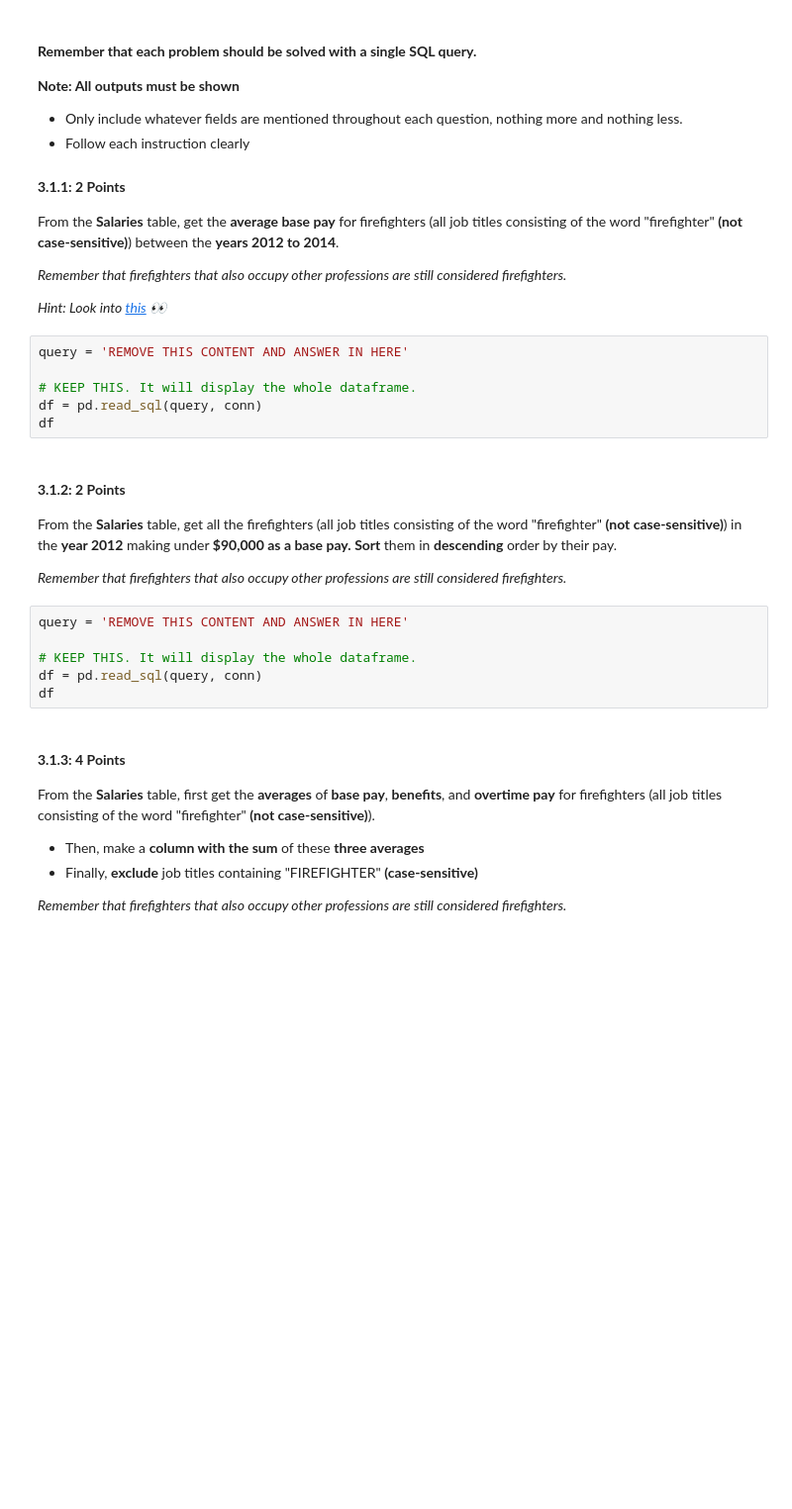
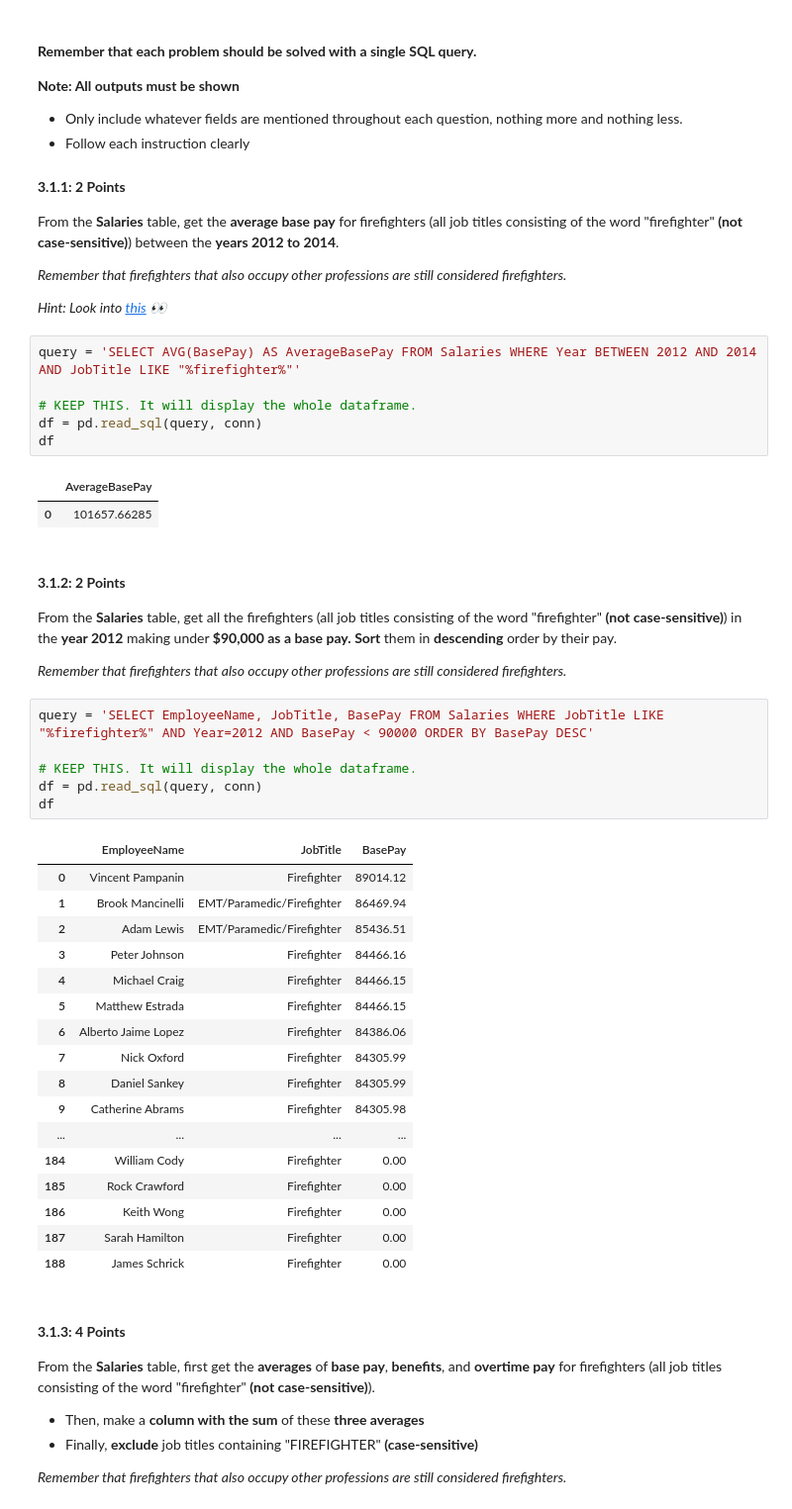
Before and after one commit to Jhoff721/cmsc320_hw1, a Jupyter notebook: CMSC320_HW1_Spring2025.ipynb, the cells around one changed output. Shown at 99% size. Saved outputs shown, nothing was run; the diff lists cells and outputs as text; blank space fills up the shorter version.

```diff
--- a/CMSC320_HW1_Spring2025.ipynb
+++ b/CMSC320_HW1_Spring2025.ipynb
@@ -369,22 +531,43 @@ From the **Salaries** table, get the **average base pay** for firefighters (all
 
 *Hint: Look into [this](https://www.w3schools.com/mysql/mysql_wildcards.asp) 👀*
 # %%
-query = 'REMOVE THIS CONTENT AND ANSWER IN HERE'
+query = 'SELECT AVG(BasePay) AS AverageBasePay FROM Salaries WHERE Year BETWEEN 2012 AND 2014 AND JobTitle LIKE "%firefighter%"'
 
 # KEEP THIS. It will display the whole dataframe.
 df = pd.read_sql(query, conn)
 df
+# %% [output]
+|  | AverageBasePay |
+| 0 | 101657.66285 |
 # %% [markdown]
 #### **3.1.2: 2 Points**
 From the **Salaries** table, get all the firefighters (all job titles consisting of the word "firefighter" **(not case-sensitive)**) in the **year 2012** making under **$90,000 as a base pay.** **Sort** them in **descending** order by their pay.
 
 *Remember that firefighters that also occupy other professions are still considered firefighters.*
 # %%
-query = 'REMOVE THIS CONTENT AND ANSWER IN HERE'
+query = 'SELECT EmployeeName, JobTitle, BasePay FROM Salaries WHERE JobTitle LIKE "%firefighter%" AND Year=2012 AND BasePay < 90000 ORDER BY BasePay DESC'
 
 # KEEP THIS. It will display the whole dataframe.
 df = pd.read_sql(query, conn)
 df
+# %% [output]
+|  | EmployeeName | JobTitle | BasePay |
+| 0 | Vincent Pampanin | Firefighter | 89014.12 |
+| 1 | Brook Mancinelli | EMT/Paramedic/Firefighter | 86469.94 |
+| 2 | Adam Lewis | EMT/Paramedic/Firefighter | 85436.51 |
+| 3 | Peter Johnson | Firefighter | 84466.16 |
+| 4 | Michael Craig | Firefighter | 84466.15 |
+| 5 | Matthew Estrada | Firefighter | 84466.15 |
+| 6 | Alberto Jaime Lopez | Firefighter | 84386.06 |
+| 7 | Nick Oxford | Firefighter | 84305.99 |
+| 8 | Daniel Sankey | Firefighter | 84305.99 |
+| 9 | Catherine Abrams | Firefighter | 84305.98 |
+| ... | ... | ... | ... |
+| 184 | William Cody | Firefighter | 0.00 |
+| 185 | Rock Crawford | Firefighter | 0.00 |
+| 186 | Keith Wong | Firefighter | 0.00 |
+| 187 | Sarah Hamilton | Firefighter | 0.00 |
+| 188 | James Schrick | Firefighter | 0.00 |
 # %% [markdown]
 #### **3.1.3: 4 Points**
 From the **Salaries** table, first get the **averages** of **base pay**, **benefits**, and **overtime pay** for firefighters (all job titles consisting of the word "firefighter" **(not case-sensitive)**).
```
Also changed, not shown: parts of 18 cells of this notebook.
